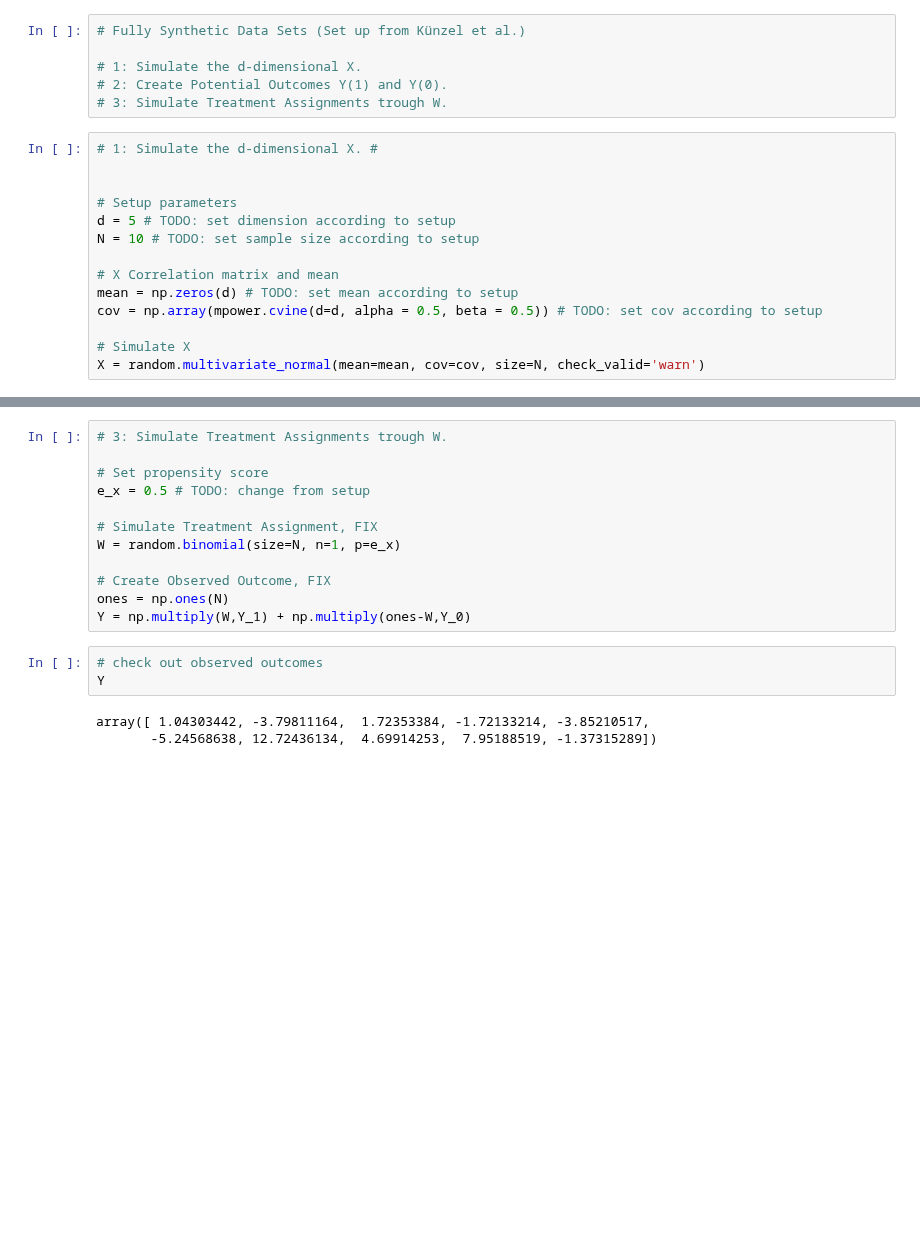
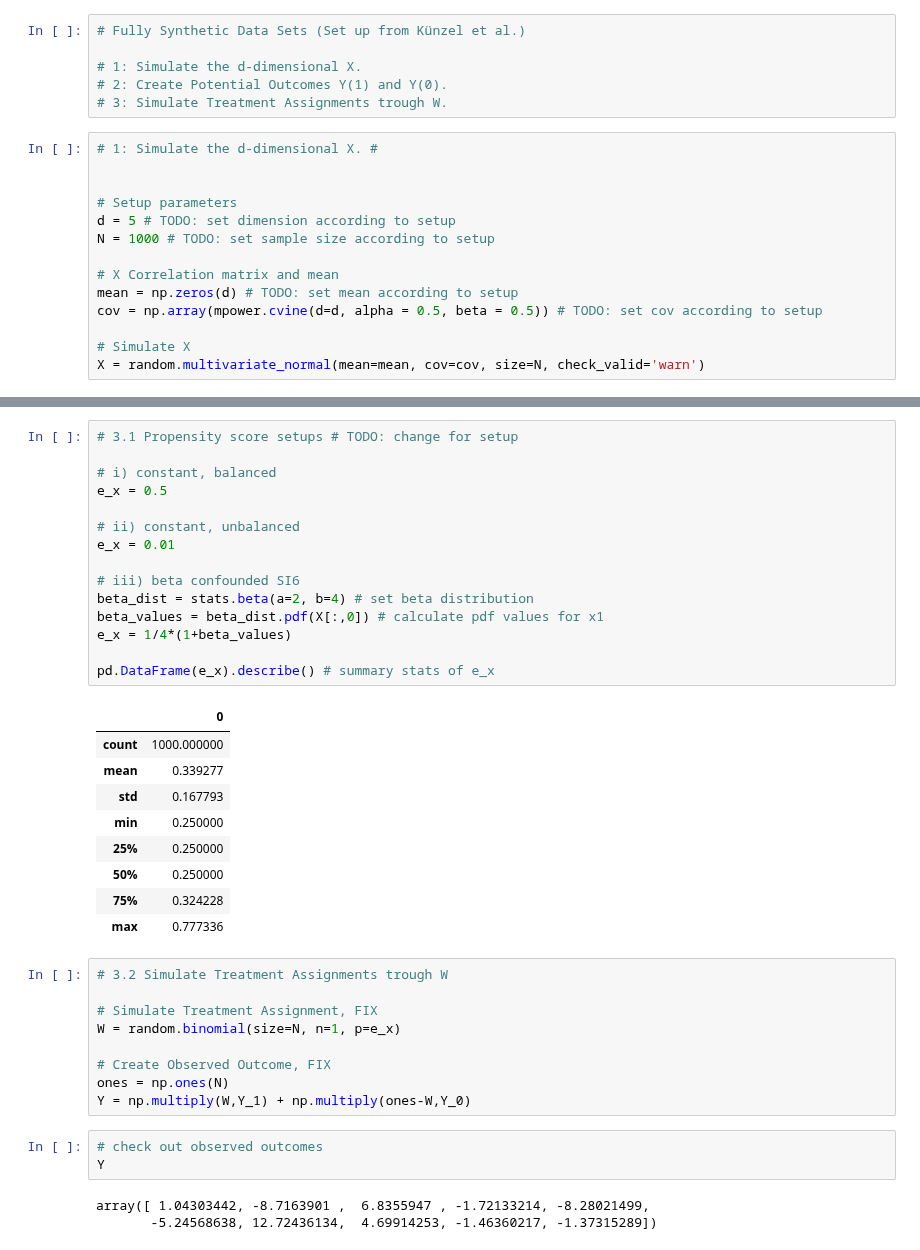
Before and after one commit to abibaj98/Master-Thesis, a Jupyter notebook: Data.ipynb, the cells around one changed output, grey strips where cells are left out. Drawn from its saved outputs; the diff is of its cells as text; blank space fills up the shorter version.

Commit message:
added beta confounding for propensity score

```diff
--- a/Data.ipynb
+++ b/Data.ipynb
@@ -24,7 +26,7 @@ mpower = robjects.packages.importr("mpower")
 
 # Setup parameters
 d = 5 # TODO: set dimension according to setup
-N = 10 # TODO: set sample size according to setup
+N = 1000 # TODO: set sample size according to setup
 
 # X Correlation matrix and mean
 mean = np.zeros(d) # TODO: set mean according to setup
@@ -88,8 +129,30 @@ array([-8.41530723, -8.7163901 ,  6.8355947 ,  2.84825891, -3.85210517,
+# %%
+# 3.1 Propensity score setups # TODO: change for setup
+
+# i) constant, balanced
+e_x = 0.5
+
+# ii) constant, unbalanced
+e_x = 0.01
+
+# iii) beta confounded SI6
+beta_dist = stats.beta(a=2, b=4) # set beta distribution
+beta_values = beta_dist.pdf(X[:,0]) # calculate pdf values for x1
+e_x = 1/4*(1+beta_values)
+
+pd.DataFrame(e_x).describe() # summary stats of e_x
+# %% [output]
+|  | 0 |
+| count | 1000.000000 |
+| mean | 0.339277 |
+| std | 0.167793 |
+| min | 0.250000 |
+| 25% | 0.250000 |
+| 50% | 0.250000 |
+| 75% | 0.324228 |
+| max | 0.777336 |
 # %%
-# 3: Simulate Treatment Assignments trough W.
-
-# Set propensity score
-e_x = 0.5 # TODO: change from setup
+# 3.2 Simulate Treatment Assignments trough W
 
 # Simulate Treatment Assignment, FIX
 W = random.binomial(size=N, n=1, p=e_x)
@@ -101,5 +164,5 @@ Y = np.multiply(W,Y_1) + np.multiply(ones-W,Y_0)
 # check out observed outcomes
 Y
 # %% [output]
-array([ 1.04303442, -3.79811164,  1.72353384, -1.72133214, -3.85210517,
-       -5.24568638, 12.72436134,  4.69914253,  7.95188519, -1.37315289])
+array([ 1.04303442, -8.7163901 ,  6.8355947 , -1.72133214, -8.28021499,
+       -5.24568638, 12.72436134,  4.69914253, -1.46360217, -1.37315289])
```
Also changed, not shown: parts of 9 cells of this notebook.
